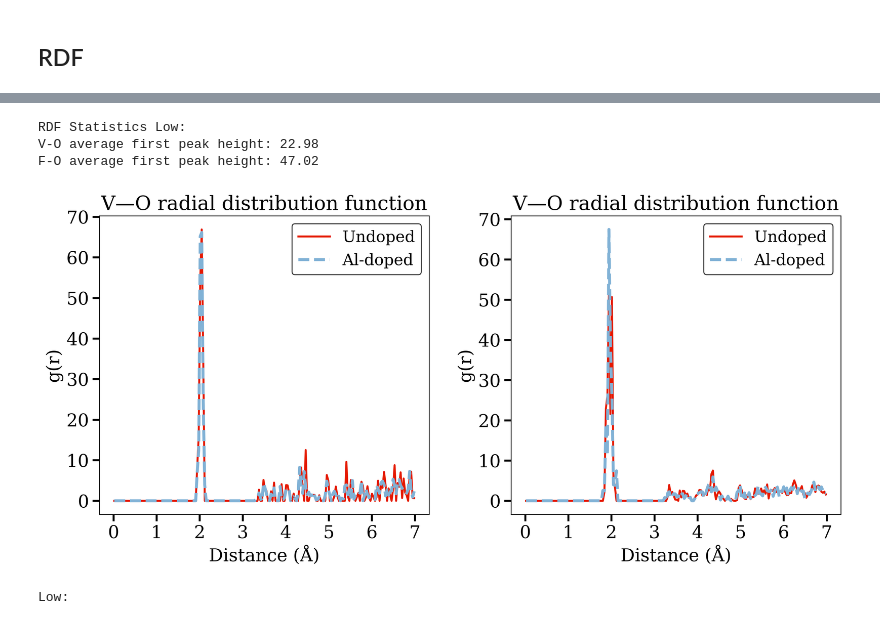
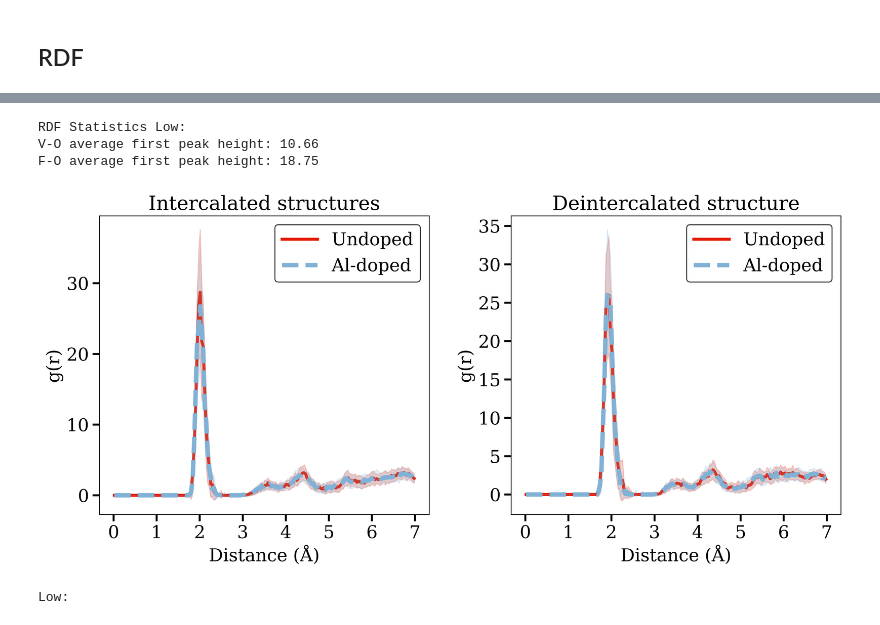
Before and after one commit to purphy42/NVFP_doped, a Jupyter notebook: data_processing.ipynb, the cells around one changed output, grey strips where cells are left out. Cells and saved outputs as stored; diff of their text form; code cells hidden in the pictures.

```diff
--- a/data_processing.ipynb
+++ b/data_processing.ipynb
@@ -633,14 +694,18 @@ def calculate_average_rdf(pipeline, frame=0, v_type_id=2, o_type_id=4, f_type_id
     return results
 # %%
 # Usage example:
-pipeline_inter = import_file("/home/arseniy/Desktop/work/nvpf_al_doped/data/structures/inter.POSCAR")
+# pipeline_inter = import_file("/home/arseniy/Desktop/work/nvpf_al_doped/data/structures/inter.POSCAR")
+pipeline_inter = import_file("/home/arseniy/Desktop/work/nvpf_al_doped/data/aimd/inter.XDATCAR")
 results_inter = calculate_average_rdf(pipeline_inter)
 
-pipeline_deinter = import_file("/home/arseniy/Desktop/work/nvpf_al_doped/data/structures/some_na.POSCAR")
+# pipeline_deinter = import_file("/home/arseniy/Desktop/work/nvpf_al_doped/data/structures/some_na.POSCAR")
+pipeline_deinter = import_file("/home/arseniy/Desktop/work/nvpf_al_doped/data/aimd/deinter.XDATCAR")
 results_deinter = calculate_average_rdf(pipeline_deinter)
 
-pipeline_al_inter = import_file("/home/arseniy/Desktop/work/nvpf_al_doped/data/structures/al_dist.POSCAR")
+# pipeline_al_inter = import_file("/home/arseniy/Desktop/work/nvpf_al_doped/data/structures/al_dist.POSCAR")
+pipeline_al_inter = import_file("/home/arseniy/Desktop/work/nvpf_al_doped/data/aimd/al.dist.XDATCAR")
 results_al_inter = calculate_average_rdf(pipeline_al_inter)
 
-pipeline_al_deinter = import_file("/home/arseniy/Desktop/work/nvpf_al_doped/data/structures/al_some_na_dead.POSCAR")
+# pipeline_al_deinter = import_file("/home/arseniy/Desktop/work/nvpf_al_doped/data/structures/al_some_na_dead.POSCAR")
+pipeline_al_deinter = import_file("/home/arseniy/Desktop/work/nvpf_al_doped/data/aimd/al_some_na.XDATCAR")
 results_al_deinter = calculate_average_rdf(pipeline_al_deinter)
@@ -672,16 +714,16 @@ results_al_inter
 # %%
 # Print statistics
 print("\nRDF Statistics Low:")
-print(f"V-O average first peak height: {np.max(results_low['V-O']['rdf']):.2f}")
-print(f"F-O average first peak height: {np.max(results_low['V-F']['rdf']):.2f}")
+print(f"V-O average first peak height: {np.max(results_inter['V-O']['mean']):.2f}")
+print(f"F-O average first peak height: {np.max(results_inter['V-F']['mean']):.2f}")
 # %% [output]
 RDF Statistics Low:
-V-O average first peak height: 22.98
-F-O average first peak height: 47.02
+V-O average first peak height: 10.66
+F-O average first peak height: 18.75
 # %%
 fontsize = 18
-lw = 2.0
-alpha = 0.35
+lw = 3.0
+alpha = 0.20
 
 fig, (ax1, ax2) = plt.subplots(1, 2, figsize=(12, 6), dpi=600)
 plt.tight_layout()
@@ -689,51 +731,67 @@ plt.tight_layout()
 # --- V-O subplot ---
 dist_inter = results_inter['V-O+V-F']['distances']
 mean_inter = results_inter['V-O+V-F']['mean']
+std_inter = results_inter['V-O+V-F']['std']
+
 dist_deinter = results_deinter['V-O+V-F']['distances']
 mean_deinter = results_deinter['V-O+V-F']['mean']
+std_deinter = results_deinter['V-O+V-F']['std']
 
 dist_al_inter = results_al_inter['V-O+V-F']['distances']
 mean_al_inter = results_al_inter['V-O+V-F']['mean']
+std_al_inter = results_al_inter['V-O+V-F']['std']
+
 dist_al_deinter = results_al_deinter['V-O+V-F']['distances']
 mean_al_deinter = results_al_deinter['V-O+V-F']['mean']
+std_al_deinter = results_al_deinter['V-O+V-F']['std']
 
 ax1.plot(dist_inter, mean_inter, '-', color=colors_rgb["V"], label=r'Undoped', lw=lw, zorder=1)
+ax1.fill_between(dist_inter, mean_inter-std_inter, mean_inter+std_inter, color=colors_rgb["V"], alpha=alpha)
+
 ax1.plot(dist_al_inter, mean_al_inter, '--', color=colors_rgb["Al"], label=r'Al-doped', lw=lw*1.5, zorder=2)
+ax1.fill_between(dist_al_inter, mean_al_inter-std_al_inter, mean_al_inter+std_al_inter, color=colors_rgb["Al"], alpha=alpha)
 
 ax1.locator_params(axis='y', nbins=8)
 ax1.locator_params(axis='x', nbins=8)
 ax1.set_xlabel('Distance (Å)', fontsize=fontsize)
 ax1.set_ylabel('g(r)', fontsize=fontsize)
-ax1.set_title('V—O radial distribution function', fontsize=fontsize+2)
-ax1.legend(loc=1, fontsize=fontsize-2, edgecolor="black")
+ax1.set_title('Intercalated structures', fontsize=fontsize+2)
+ax1.legend(loc=1, fontsize=fontsize, edgecolor="black")
 ax1.tick_params(axis='both', which='major', labelsize=fontsize)
 ax1.tick_params(axis='both', which='minor', labelsize=fontsize-2)
 ax1.yaxis.get_offset_text().set_fontsize(10)
 ax1.xaxis.set_tick_params(width=2, length=7)
 ax1.yaxis.set_tick_params(width=2, length=7)
 # ax1.grid(alpha=0.3)
 
 
 ax2.plot(dist_deinter, mean_deinter, '-', color=colors_rgb["V"], label=r'Undoped', lw=lw, zorder=1)
+ax2.fill_between(dist_deinter, mean_deinter-std_deinter, mean_deinter+std_deinter, color=colors_rgb["V"], alpha=alpha)
+
 ax2.plot(dist_al_deinter, mean_al_deinter, '--', color=colors_rgb["Al"], label=r'Al-doped', lw=lw*1.5, zorder=2)
+ax2.fill_between(dist_al_deinter, mean_al_deinter-std_al_deinter, mean_al_deinter+std_al_deinter, color=colors_rgb["Al"], alpha=alpha)
 
 ax2.locator_params(axis='y', nbins=8)
 ax2.locator_params(axis='x', nbins=8)
 ax2.set_xlabel('Distance (Å)', fontsize=fontsize)
 ax2.set_ylabel('g(r)', fontsize=fontsize)
-ax2.set_title('V—O radial distribution function', fontsize=fontsize+2)
-ax2.legend(loc=1, fontsize=fontsize-2, edgecolor="black")
+ax2.set_title('Deintercalated structure', fontsize=fontsize+2)
+ax2.legend(loc=1, fontsize=fontsize, edgecolor="black")
 ax2.tick_params(axis='both', which='major', labelsize=fontsize)
 ax2.tick_params(axis='both', which='minor', labelsize=fontsize-2)
 ax2.yaxis.get_offset_text().set_fontsize(10)
 ax2.xaxis.set_tick_params(width=2, length=7)
 ax2.yaxis.set_tick_params(width=2, length=7)
 
 
 plt.tight_layout()
 plt.show()
+
+
+fig.savefig("/home/arseniy/Desktop/work/nvpf_al_doped/figures/ratios.png", dpi=600, bbox_inches='tight')
+fig.savefig("/home/arseniy/Desktop/work/nvpf_al_doped/figures/ratios.pdf", dpi=600, bbox_inches='tight')
 # %% [output]
-[figure, old version]
+[figure, new version]
 # %%
 def print_top_peaks(rdf_results, n_peaks=5):
     """Print positions and intensities of top RDF peaks with errors"""
```
Also changed, not shown: parts of 32 cells of this notebook, 3 other files.
